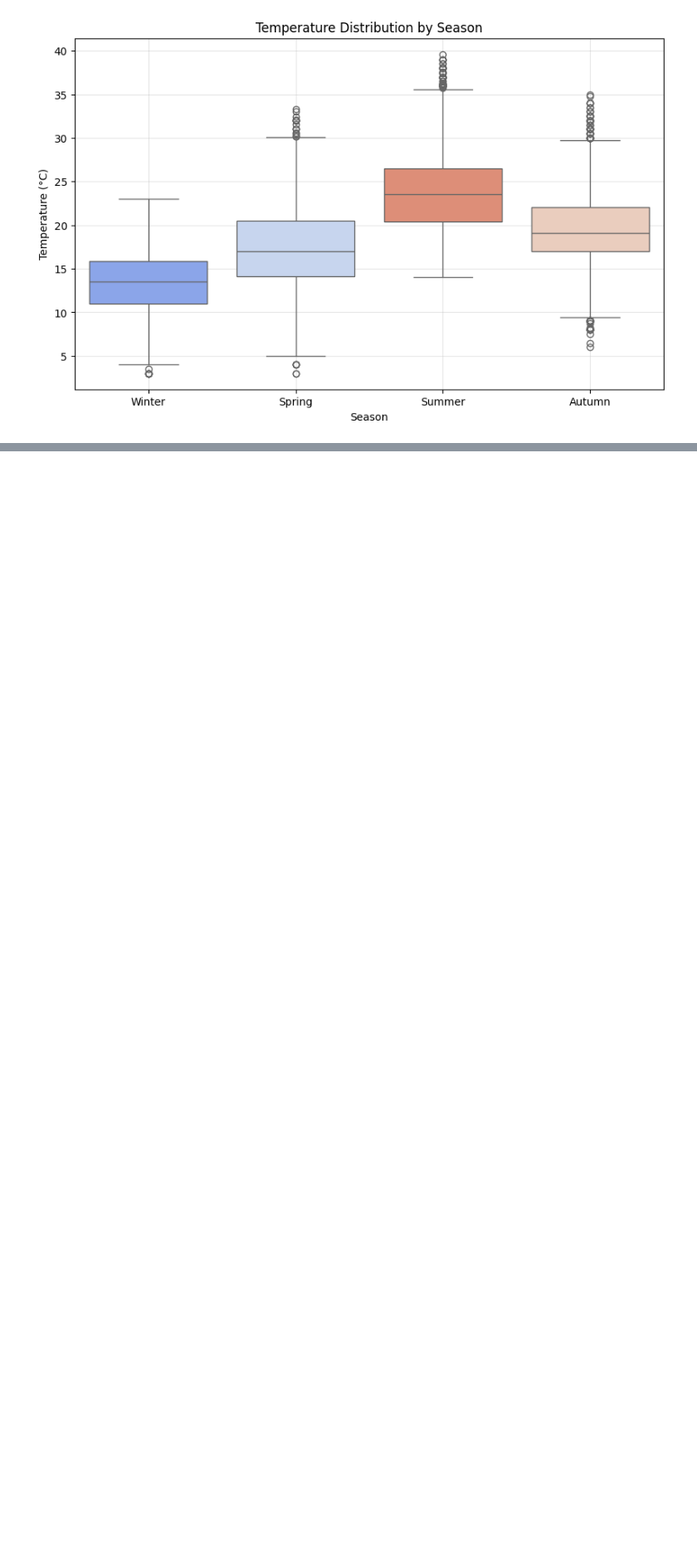
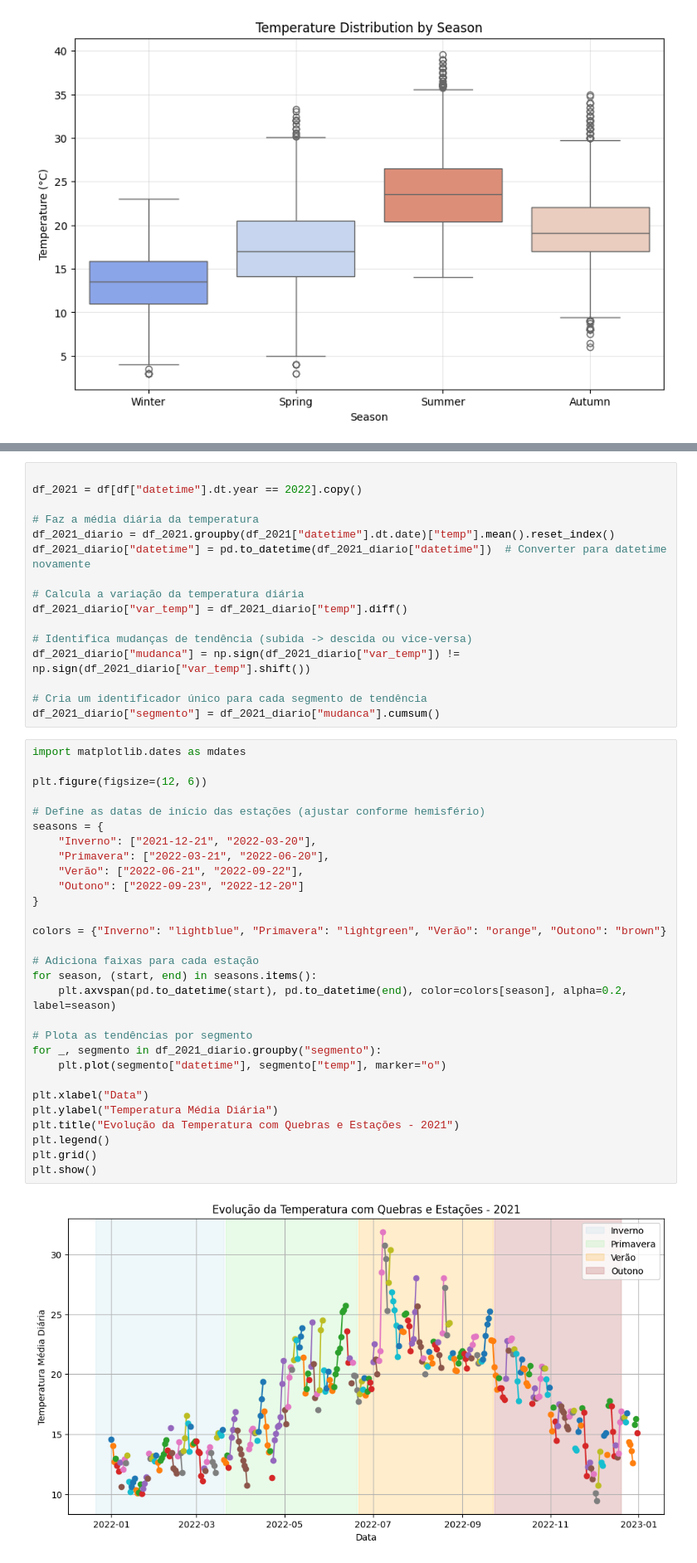
Before and after one commit to joanacarvalheiro/Seasonality, a Jupyter notebook: analise_exploratoria/meterology.ipynb, the cells around one changed output, grey strips where cells are left out. Shown at 83% size. Cells and saved outputs as stored; diff of their text form; blank space fills up the shorter version.

```diff
--- a/analise_exploratoria/meterology.ipynb
+++ b/analise_exploratoria/meterology.ipynb
@@ -276,0 +332,47 @@ Passing `palette` without assigning `hue` is deprecated and will be removed in v
+# %%
+
+df_2021 = df[df["datetime"].dt.year == 2022].copy()
+
+# Faz a média diária da temperatura
+df_2021_diario = df_2021.groupby(df_2021["datetime"].dt.date)["temp"].mean().reset_index()
+df_2021_diario["datetime"] = pd.to_datetime(df_2021_diario["datetime"])  # Converter para datetime novamente
+
+# Calcula a variação da temperatura diária
+df_2021_diario["var_temp"] = df_2021_diario["temp"].diff()
+
+# Identifica mudanças de tendência (subida -> descida ou vice-versa)
+df_2021_diario["mudanca"] = np.sign(df_2021_diario["var_temp"]) != np.sign(df_2021_diario["var_temp"].shift())
+
+# Cria um identificador único para cada segmento de tendência
+df_2021_diario["segmento"] = df_2021_diario["mudanca"].cumsum()
+# %%
+import matplotlib.dates as mdates
+
+plt.figure(figsize=(12, 6))
+
+# Define as datas de início das estações (ajustar conforme hemisfério)
+seasons = {
+    "Inverno": ["2021-12-21", "2022-03-20"],
+    "Primavera": ["2022-03-21", "2022-06-20"],
+    "Verão": ["2022-06-21", "2022-09-22"],
+    "Outono": ["2022-09-23", "2022-12-20"]
+}
+
+colors = {"Inverno": "lightblue", "Primavera": "lightgreen", "Verão": "orange", "Outono": "brown"}
+
+# Adiciona faixas para cada estação
+for season, (start, end) in seasons.items():
+    plt.axvspan(pd.to_datetime(start), pd.to_datetime(end), color=colors[season], alpha=0.2, label=season)
+
+# Plota as tendências por segmento
+for _, segmento in df_2021_diario.groupby("segmento"):
+    plt.plot(segmento["datetime"], segmento["temp"], marker="o")
+
+plt.xlabel("Data")
+plt.ylabel("Temperatura Média Diária")
+plt.title("Evolução da Temperatura com Quebras e Estações - 2021")
+plt.legend()
+plt.grid()
+plt.show()
+# %% [output]
+[figure, added]
```
Also changed, not shown: parts of 9 cells of this notebook, 1 other file.
